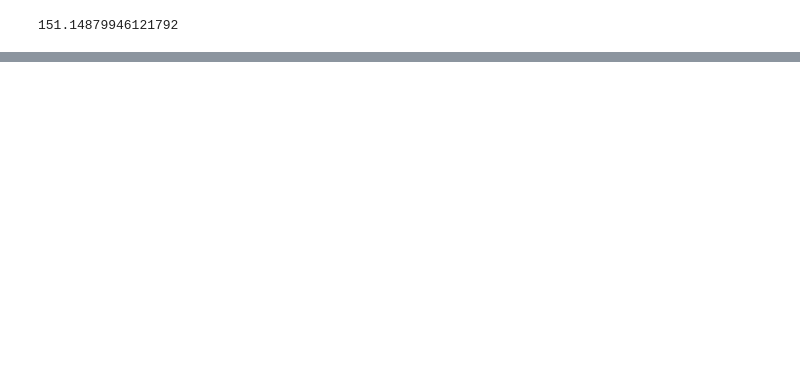
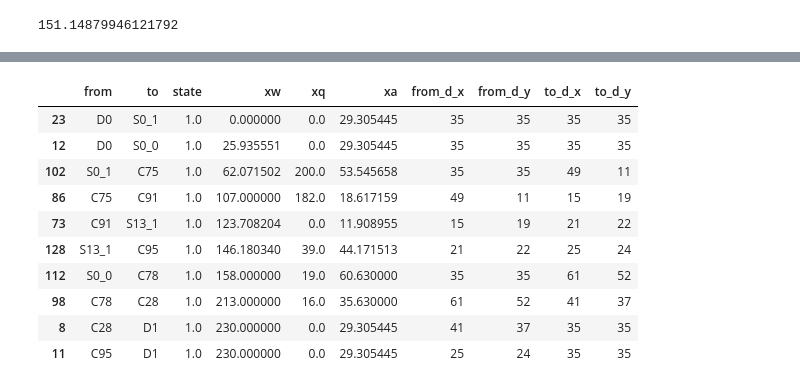
Before and after one commit to rariss/E-VRP-TW-V2G, a Jupyter notebook: evrp/e-vrp-tw.ipynb, the cells around one changed output, grey strips where cells are left out. Cells and saved outputs as stored; diff of their text form; code cells hidden in the pictures; blank space fills up the shorter version.

```diff
--- a/evrp/e-vrp-tw.ipynb
+++ b/evrp/e-vrp-tw.ipynb
@@ -161,7 +140,3 @@ e, e_flat = create_optimal_edges(m, x=x, graph='V_')
 plot_interactive_graph(m.data['V'], e=e_flat, obj=m.instance.obj(), instance_name=m.instance_name)
 # %% [output]
 [interactive output not drawn]
-# %%
-v = 'constraint_energy_customer'
-x = getattr(m.instance, v)
-keys, values = zip(*x.get_values().items())
@@ -219,0 +174,14 @@ m.instance.xa['D0'].pprint()
+# %%
+x[x['state']>1e-4].sort_values(['xw'])
+# %% [output]
+|  | from | to | state | xw | xq | xa | from_d_x | from_d_y | to_d_x | to_d_y |
+| 23 | D0 | S0_1 | 1.0 | 0.000000 | 0.0 | 29.305445 | 35 | 35 | 35 | 35 |
+| 12 | D0 | S0_0 | 1.0 | 25.935551 | 0.0 | 29.305445 | 35 | 35 | 35 | 35 |
+| 102 | S0_1 | C75 | 1.0 | 62.071502 | 200.0 | 53.545658 | 35 | 35 | 49 | 11 |
+| 86 | C75 | C91 | 1.0 | 107.000000 | 182.0 | 18.617159 | 49 | 11 | 15 | 19 |
+| 73 | C91 | S13_1 | 1.0 | 123.708204 | 0.0 | 11.908955 | 15 | 19 | 21 | 22 |
+| 128 | S13_1 | C95 | 1.0 | 146.180340 | 39.0 | 44.171513 | 21 | 22 | 25 | 24 |
+| 112 | S0_0 | C78 | 1.0 | 158.000000 | 19.0 | 60.630000 | 35 | 35 | 61 | 52 |
+| 98 | C78 | C28 | 1.0 | 213.000000 | 16.0 | 35.630000 | 61 | 52 | 41 | 37 |
+| 8 | C28 | D1 | 1.0 | 230.000000 | 0.0 | 29.305445 | 41 | 37 | 35 | 35 |
+| 11 | C95 | D1 | 1.0 | 230.000000 | 0.0 | 29.305445 | 25 | 24 | 35 | 35 |
```
Also changed, not shown: parts of 20 cells of this notebook, 5 other files.
